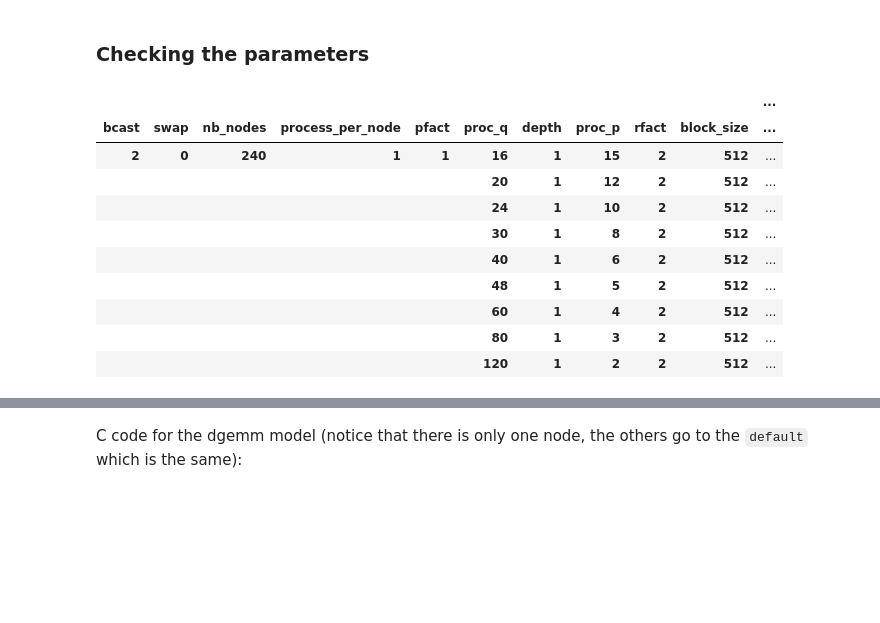
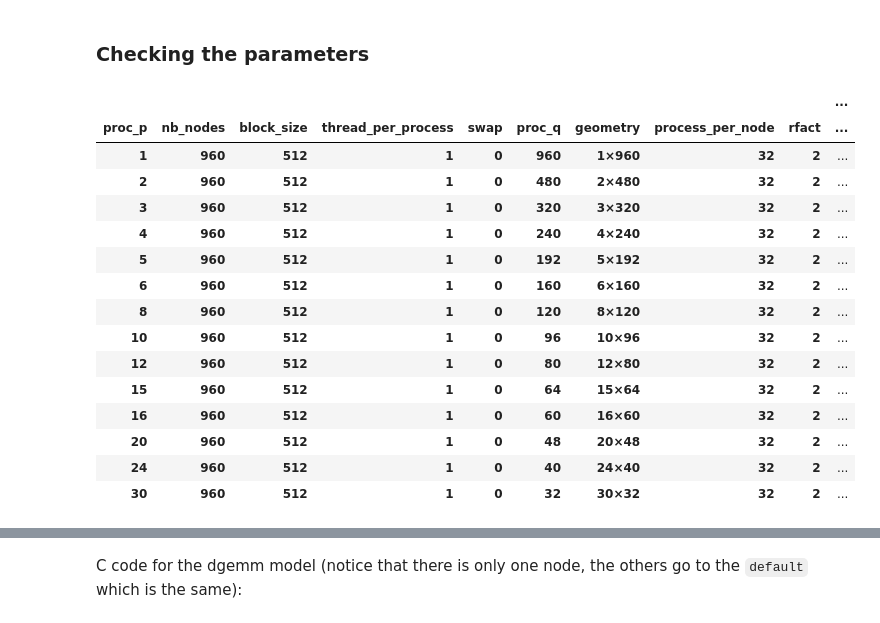
Before and after one commit to Ezibenroc/calibration_analysis, a Jupyter notebook: dahu/smpi_hpl/simple_geometry.ipynb, the cells around one changed output, grey strips where cells are left out. Drawn from its saved outputs; the diff is of its cells as text; code cells hidden in the pictures; blank space fills up the shorter version.

```diff
--- a/dahu/smpi_hpl/simple_geometry.ipynb
+++ b/dahu/smpi_hpl/simple_geometry.ipynb
@@ -48,10 +48,19 @@ def read_sim_result(name):
     result['dgemm_file'] = dgemm_file[0]
     return result
 
-simulation_dir = ['geometry/10/']
+simulation_dir = ['geometry/11/']
 simulation_files = [os.path.join(simdir, f) for simdir in simulation_dir for f in os.listdir(simdir) if f.endswith('.zip')]
 
+reality_dir = ['../hpl/geometry/2']
+reality_files = [os.path.join(realdir, f) for realdir in reality_dir for f in os.listdir(realdir) if f.endswith('.zip')]
+
+dfreal = pandas.concat([read_result(a) for a in reality_files])
+dfreal['mode'] = 'reality'
+
 df = pandas.concat([read_sim_result(f) for f in simulation_files])
+df['mode'] = 'simulation'
+df = pandas.concat([df, dfreal])
+
 df['nb_nodes'] = df['proc_p'] * df['proc_q']
 df['geometry'] = df['proc_p'].astype(str) + '×' + df['proc_q'].astype(str)
 df.head()
@@ -68,25 +77,30 @@ df.head()
 # %%
 name_exceptions = {'application_time', 'simulation_time', 'usr_time', 'sys_time', 'time', 'gflops', 'residual', 'cpu_utilization',
                    'dgemm_coefficient', 'dgemm_intercept', 'dtrsm_coefficient', 'dtrsm_intercept',
                    'stochastic_cpu', 'polynomial_dgemm', 'stochastic_network', 'heterogeneous_dgemm', 'platform', 'model', 'filename',
-                   'simulation', 'slow_nodes',
+                   'simulation', 'slow_nodes', 'start',
                    'major_page_fault', 'minor_page_fault', 'matrix_size', 'mode',
                    'start_timestamp', 'stop_timestamp', 'dgemm_file', 'platform_id',
                   'theoretical_peak', 'theoretical_smart_peak'}
 colnames = set(df) - name_exceptions
 df.groupby(list(colnames))[['swap']].count()
 # %% [output]
-|  |  |  |  |  |  |  |  |  |  | ... |
-| bcast | swap | nb_nodes | process_per_node | pfact | proc_q | depth | proc_p | rfact | block_size | ... |
-| 2 | 0 | 240 | 1 | 1 | 16 | 1 | 15 | 2 | 512 | ... |
-|  |  |  |  |  | 20 | 1 | 12 | 2 | 512 | ... |
-|  |  |  |  |  | 24 | 1 | 10 | 2 | 512 | ... |
-|  |  |  |  |  | 30 | 1 | 8 | 2 | 512 | ... |
-|  |  |  |  |  | 40 | 1 | 6 | 2 | 512 | ... |
-|  |  |  |  |  | 48 | 1 | 5 | 2 | 512 | ... |
-|  |  |  |  |  | 60 | 1 | 4 | 2 | 512 | ... |
-|  |  |  |  |  | 80 | 1 | 3 | 2 | 512 | ... |
-|  |  |  |  |  | 120 | 1 | 2 | 2 | 512 | ... |
+|  |  |  |  |  |  |  |  |  | ... |
+| proc_p | nb_nodes | block_size | thread_per_process | swap | proc_q | geometry | process_per_node | rfact | ... |
+| 1 | 960 | 512 | 1 | 0 | 960 | 1×960 | 32 | 2 | ... |
+| 2 | 960 | 512 | 1 | 0 | 480 | 2×480 | 32 | 2 | ... |
+| 3 | 960 | 512 | 1 | 0 | 320 | 3×320 | 32 | 2 | ... |
+| 4 | 960 | 512 | 1 | 0 | 240 | 4×240 | 32 | 2 | ... |
+| 5 | 960 | 512 | 1 | 0 | 192 | 5×192 | 32 | 2 | ... |
+| 6 | 960 | 512 | 1 | 0 | 160 | 6×160 | 32 | 2 | ... |
+| 8 | 960 | 512 | 1 | 0 | 120 | 8×120 | 32 | 2 | ... |
+| 10 | 960 | 512 | 1 | 0 | 96 | 10×96 | 32 | 2 | ... |
+| 12 | 960 | 512 | 1 | 0 | 80 | 12×80 | 32 | 2 | ... |
+| 15 | 960 | 512 | 1 | 0 | 64 | 15×64 | 32 | 2 | ... |
+| 16 | 960 | 512 | 1 | 0 | 60 | 16×60 | 32 | 2 | ... |
+| 20 | 960 | 512 | 1 | 0 | 48 | 20×48 | 32 | 2 | ... |
+| 24 | 960 | 512 | 1 | 0 | 40 | 24×40 | 32 | 2 | ... |
+| 30 | 960 | 512 | 1 | 0 | 32 | 30×32 | 32 | 2 | ... |
 # %%
 from IPython.display import display, Markdown
 
```
Also changed, not shown: parts of 6 cells of this notebook, 7 other files.
